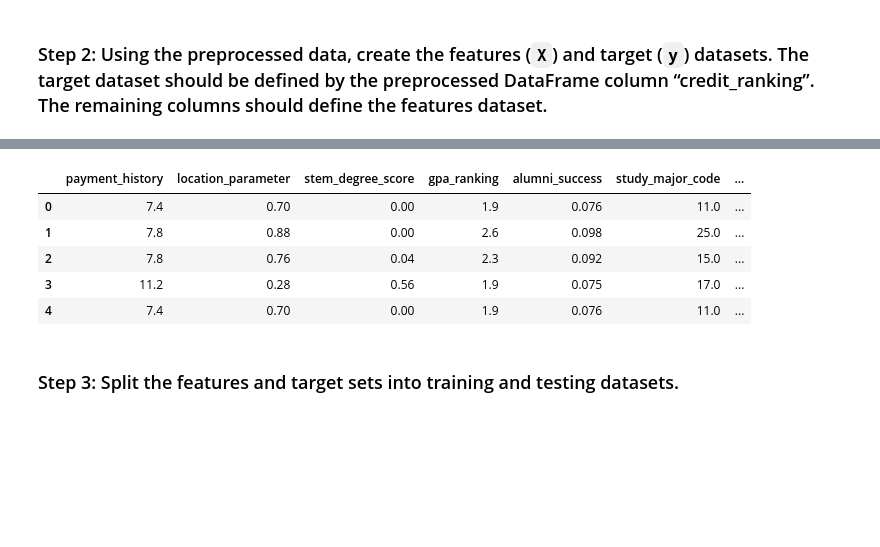
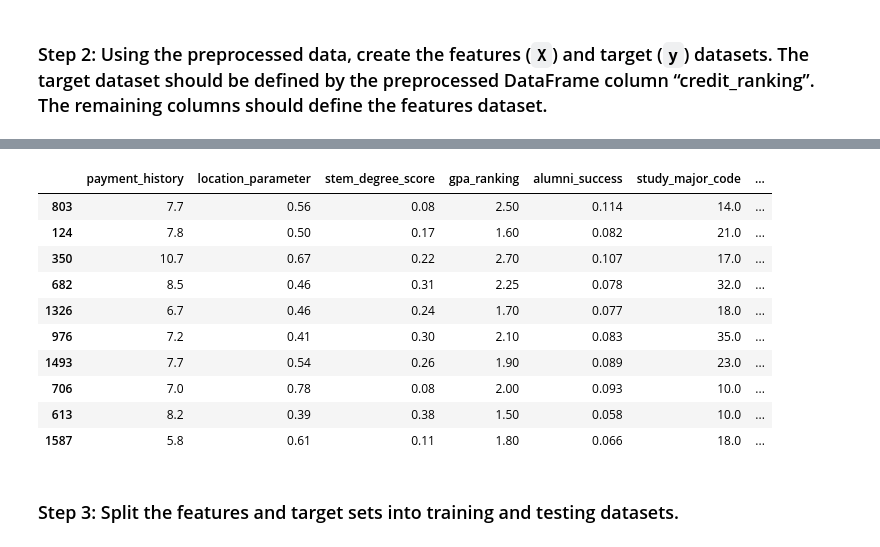
Before and after one commit to Pnwankwo2/neural-network-challenge-1, a Jupyter notebook: student_loans_with_deep_learning.ipynb, the cells around one changed output, grey strips where cells are left out. Saved outputs shown, nothing was run; the diff lists cells and outputs as text; code cells hidden in the pictures; blank space fills up the shorter version.

```diff
--- a/student_loans_with_deep_learning.ipynb
+++ b/student_loans_with_deep_learning.ipynb
@@ -79,16 +96,25 @@ dtype: int64
 # %%
 # Define features set X by selecting all columns but credit_ranking
-x = loans_df.drop(columns=["credit_ranking"])
+X = loans_df.drop(columns=['credit_ranking'])
 
 # Review the features DataFrame
-loans_df.head()
+X.head()
+
+# Display a sample of X
+X_sample = X.sample(10, random_state=42)  # Random sample of 10 values for reproducibility
+X_sample
 # %% [output]
 |  | payment_history | location_parameter | stem_degree_score | gpa_ranking | alumni_success | study_major_code | ... |
-| 0 | 7.4 | 0.70 | 0.00 | 1.9 | 0.076 | 11.0 | ... |
-| 1 | 7.8 | 0.88 | 0.00 | 2.6 | 0.098 | 25.0 | ... |
-| 2 | 7.8 | 0.76 | 0.04 | 2.3 | 0.092 | 15.0 | ... |
-| 3 | 11.2 | 0.28 | 0.56 | 1.9 | 0.075 | 17.0 | ... |
-| 4 | 7.4 | 0.70 | 0.00 | 1.9 | 0.076 | 11.0 | ... |
+| 803 | 7.7 | 0.56 | 0.08 | 2.50 | 0.114 | 14.0 | ... |
+| 124 | 7.8 | 0.50 | 0.17 | 1.60 | 0.082 | 21.0 | ... |
+| 350 | 10.7 | 0.67 | 0.22 | 2.70 | 0.107 | 17.0 | ... |
+| 682 | 8.5 | 0.46 | 0.31 | 2.25 | 0.078 | 32.0 | ... |
+| 1326 | 6.7 | 0.46 | 0.24 | 1.70 | 0.077 | 18.0 | ... |
+| 976 | 7.2 | 0.41 | 0.30 | 2.10 | 0.083 | 35.0 | ... |
+| 1493 | 7.7 | 0.54 | 0.26 | 1.90 | 0.089 | 23.0 | ... |
+| 706 | 7.0 | 0.78 | 0.08 | 2.00 | 0.093 | 10.0 | ... |
+| 613 | 8.2 | 0.39 | 0.38 | 1.50 | 0.058 | 10.0 | ... |
+| 1587 | 5.8 | 0.61 | 0.11 | 1.80 | 0.066 | 18.0 | ... |
 # %% [markdown]
 ### Step 3: Split the features and target sets into training and testing datasets.
 # %%
```
Also changed, not shown: parts of 23 cells of this notebook.
